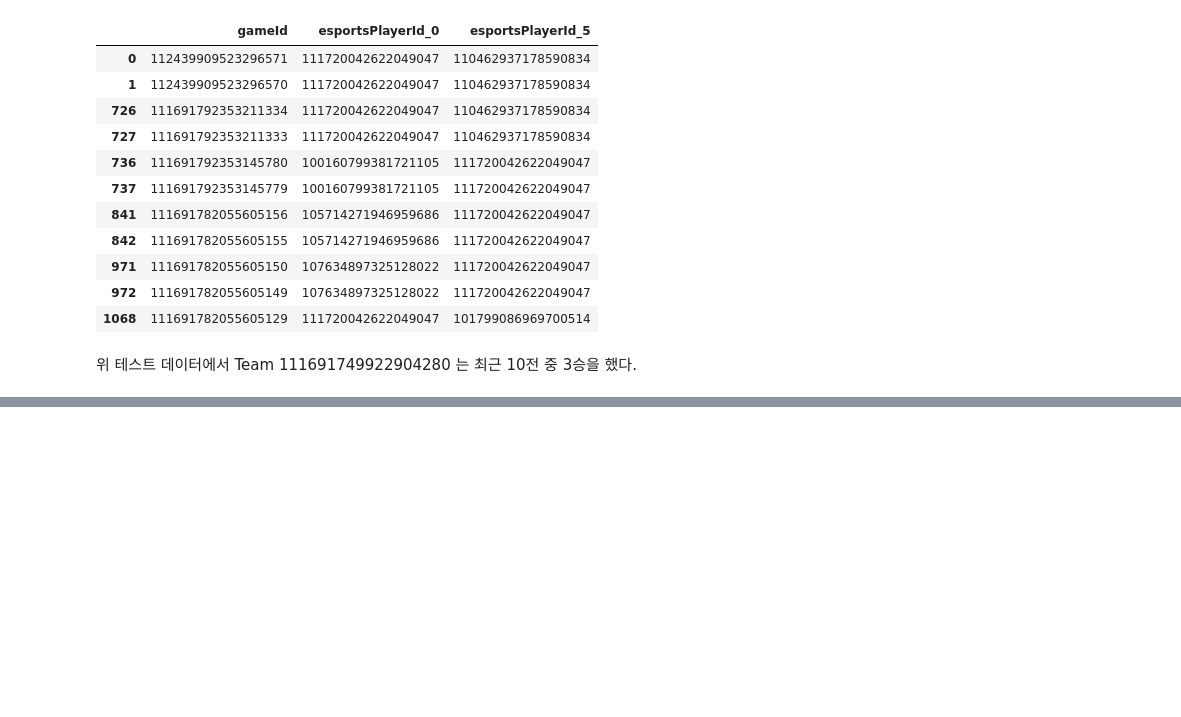
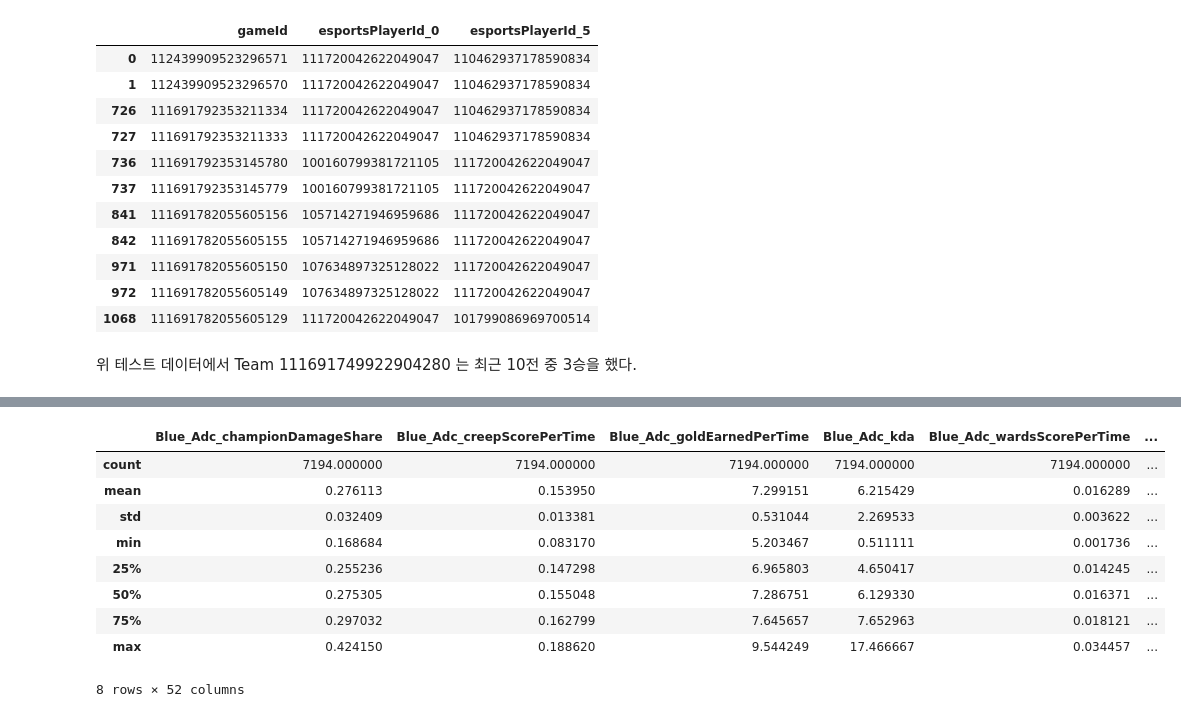
Before and after one commit to chlxogur/penta_kill_data_science, a Jupyter notebook: make_pivot_table.ipynb, the cells around one changed output, grey strips where cells are left out. Saved outputs shown, nothing was run; the diff lists cells and outputs as text; code cells hidden in the pictures; blank space fills up the shorter version.

Commit message:
Update make_pivot_table.ipynb
피벗테이블 구조 전면 수정 및 평탄화. 이 파일은 이전 커밋에서 저장이 안 된건지 다시 커밋을 한다.

```diff
--- a/make_pivot_table.ipynb
+++ b/make_pivot_table.ipynb
@@ -366,0 +308,25 @@ getstats에는 gameId랑 participant_id가 몇번인지 그 번호를 넘길거
+# %%
+
+
+fromvalue_pivot = pd.pivot_table(
+    pre_make_pivot_table_df,
+    values = "formvalue",
+    index = ["gameId"],
+    columns = ["side", "role", "elements"]
+).reset_index()
+fromvalue_pivot.columns = ['_'.join(col) if isinstance(col, tuple) else col for col in fromvalue_pivot.columns]
+fromvalue_pivot.rename(columns = {"gameId__" : "gameId"}, inplace = True)
+teamwinrate_df = pre_make_pivot_table_df[["gameId", "side", "teamWinrate"]].drop_duplicates()
+
+teamwinrate_df = teamwinrate_df.pivot(index='gameId', columns='side', values='teamWinrate')
+
+# Subtract Red from Blue to get the new column
+teamwinrate_df['teamWinrateDiff'] = teamwinrate_df['Blue'] - teamwinrate_df['Red']
+teamwinrate_df.drop(["Blue", "Red"], axis=1, inplace=True)
+
+# Reset index to turn gameId back into a column
+teamwinrate_diff_df = teamwinrate_df.reset_index()
+headtohead_and_winner_df = pre_make_pivot_table_df[["gameId", "headtoHeadWinrate", "winner"]].drop_duplicates()
+final_pivot_table = fromvalue_pivot.merge(teamwinrate_diff_df, on = "gameId", how = "left")
+final_pivot_table = final_pivot_table.merge(headtohead_and_winner_df, on = "gameId", how = "left")
+final_pivot_table.head()
@@ -366,0 +363,13 @@ getstats에는 gameId랑 participant_id가 몇번인지 그 번호를 넘길거
+# %%
+final_pivot_table.describe()
+# %% [output]
+|  | Blue_Adc_championDamageShare | Blue_Adc_creepScorePerTime | Blue_Adc_goldEarnedPerTime | Blue_Adc_kda | Blue_Adc_wardsScorePerTime | ... |
+| count | 7194.000000 | 7194.000000 | 7194.000000 | 7194.000000 | 7194.000000 | ... |
+| mean | 0.276113 | 0.153950 | 7.299151 | 6.215429 | 0.016289 | ... |
+| std | 0.032409 | 0.013381 | 0.531044 | 2.269533 | 0.003622 | ... |
+| min | 0.168684 | 0.083170 | 5.203467 | 0.511111 | 0.001736 | ... |
+| 25% | 0.255236 | 0.147298 | 6.965803 | 4.650417 | 0.014245 | ... |
+| 50% | 0.275305 | 0.155048 | 7.286751 | 6.129330 | 0.016371 | ... |
+| 75% | 0.297032 | 0.162799 | 7.645657 | 7.652963 | 0.018121 | ... |
+| max | 0.424150 | 0.188620 | 9.544249 | 17.466667 | 0.034457 | ... |
+8 rows × 52 columns
```
Also changed, not shown: parts of 9 cells of this notebook.
